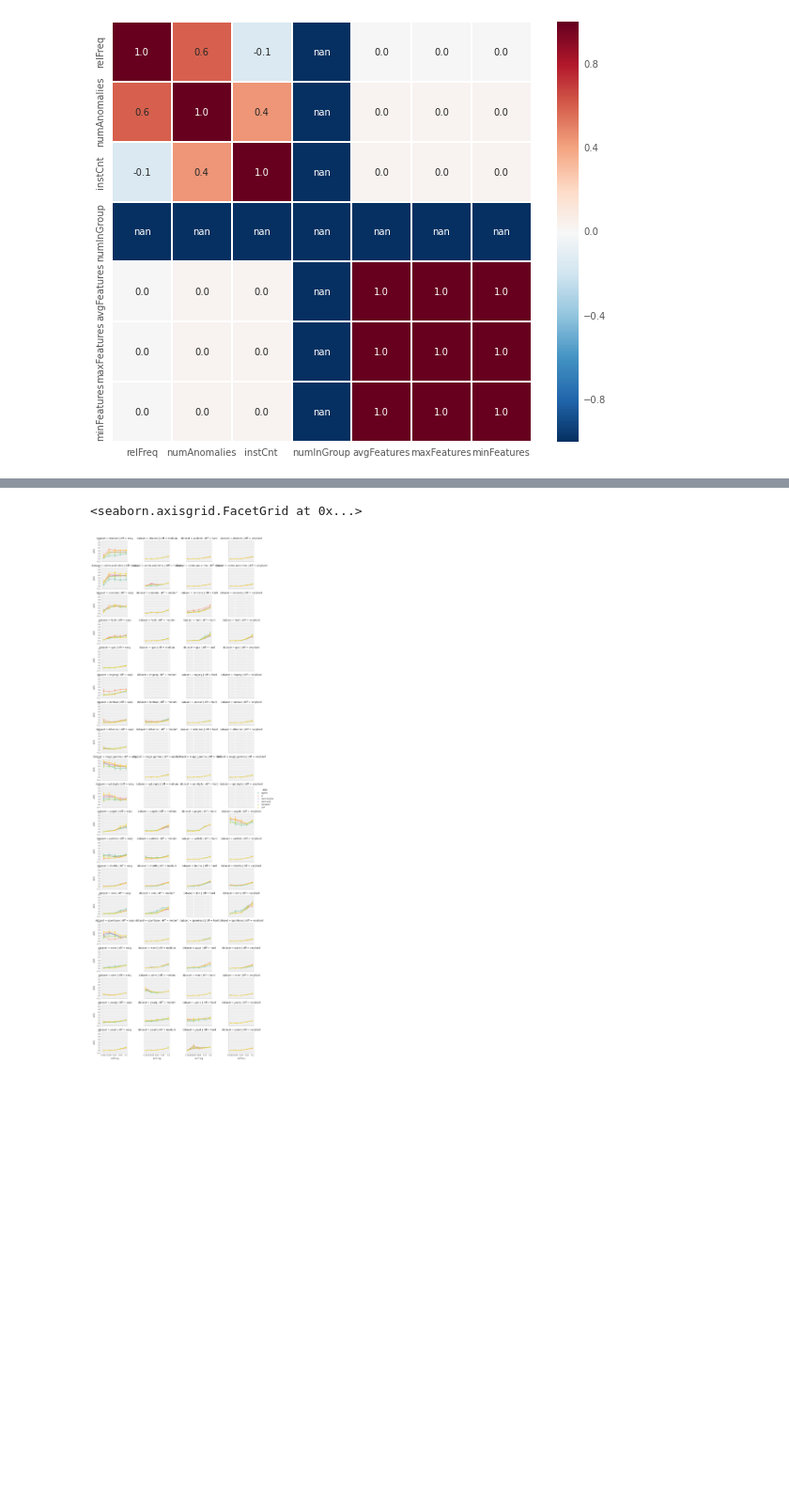
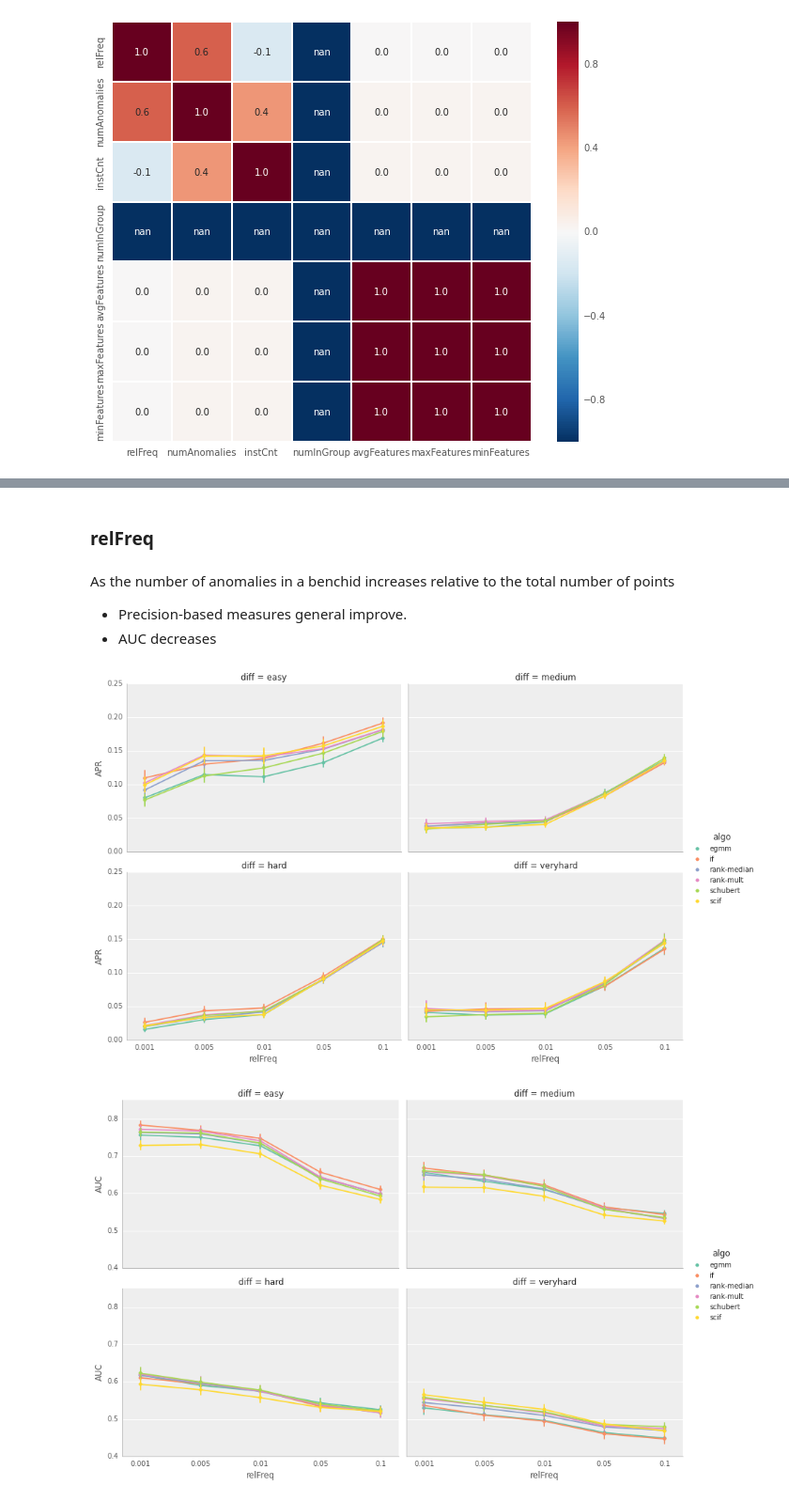
Before and after one commit to alexmemory/ADEns, a Jupyter notebook: notes/20150121_results.ipynb, the cells around one changed output, grey strips where cells are left out. Shown at 94% size. Cells and saved outputs as stored; diff of their text form; code cells hidden in the pictures; blank space fills up the shorter version.

```diff
--- a/notes/20150121_results.ipynb
+++ b/notes/20150121_results.ipynb
@@ -243,0 +279,2 @@ dtype: int64
+# %%
+measures = ['APR','AUC','RPrec','p@0.1%','p@5%']
@@ -243,0 +323,12 @@ dtype: int64
+# %%
+scr_disp = scr_sel2.copy()
+scr_disp['instCnt'] = pd.qcut(scr_disp.instCnt, 7)
+for m in measures:
+    print 'Measure: %s'%m
+    sns.factorplot("instCnt", m, hue='algo',
+                   col_wrap=2,
+                   x_order=scr_disp.instCnt.unique(),
+                   col="diff", data=scr_disp, size=4, aspect=1.75,
+                   col_order=['easy','medium','hard','veryhard'],
+                   palette=sns.color_palette("Set2", n_colors=len(alg_sel)))
+    plt.show()
@@ -243,0 +351,11 @@ dtype: int64
+# %%
+scr_disp = scr_sel2.copy()
+scr_disp['numAnomalies'] = pd.qcut(scr_disp.numAnomalies, 7)
+for m in measures:
+    sns.factorplot("numAnomalies", m, hue='algo',
+                   col_wrap=2,
+                   x_order=scr_disp.numAnomalies.unique(),
+                   col="diff", data=scr_disp, size=4, aspect=1.5,
+                   col_order=['easy','medium','hard','veryhard'],
+                   palette=sns.color_palette("Set2", n_colors=len(alg_sel)))
+    plt.show()
@@ -244,8 +368,18 @@ dtype: int64
+# %% [markdown]
+### relFreq
+# %% [markdown]
+As the number of anomalies in a benchid increases relative to the total number of points
+ + Precision-based measures general improve.
+ + AUC decreases
 # %%
-sns.factorplot("relFreq","APR", hue='algo', row="dataset",
-               col="diff", data=scr_sel2, size=2, aspect=1.5,
-               col_order=['easy','medium','hard','veryhard'],
-               palette=sns.color_palette("Set2", n_colors=len(alg_sel)))
+for m in measures:
+    sns.factorplot("relFreq", m, hue='algo',
+                   #row="dataset",
+                   col_wrap=2,
+                   col="diff", data=scr_sel2, size=4, aspect=1.5,
+                   col_order=['easy','medium','hard','veryhard'],
+                   palette=sns.color_palette("Set2", n_colors=len(alg_sel)))
+    plt.show()
 # %% [output]
-<seaborn.axisgrid.FacetGrid at 0x...>
-[figure, old version]
+[figure, new version]
+[figure, added]
```
Also changed, not shown: parts of 58 cells of this notebook.
